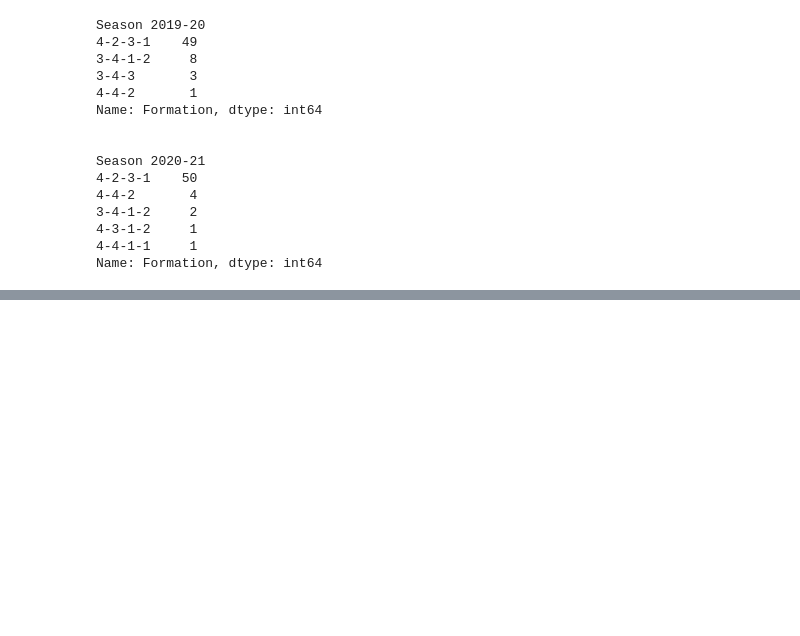
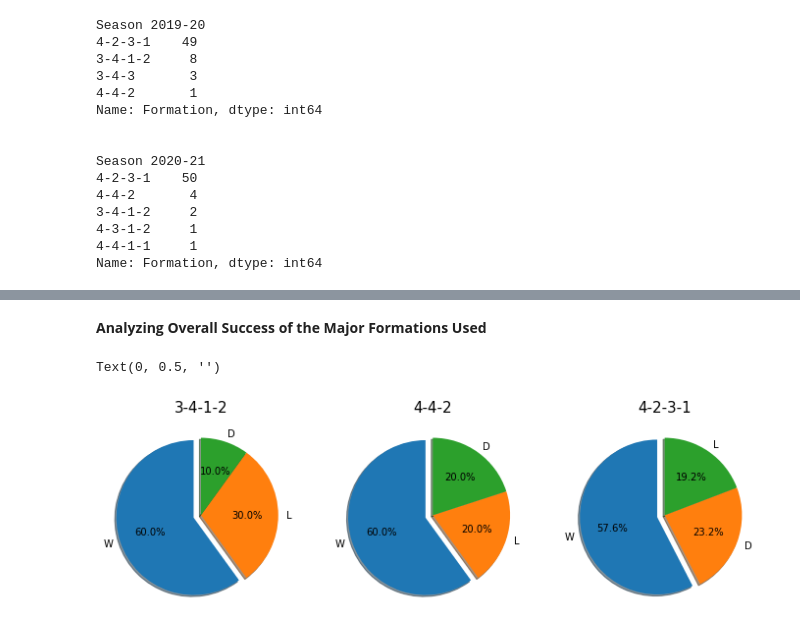
Before and after one commit to HassaanAW/Man-Utd-Analysis, a Jupyter notebook: Phase 1/Summer_Project_Phase_1_.ipynb, the cells around one changed output, grey strips where cells are left out. Drawn from its saved outputs; the diff is of its cells as text; code cells hidden in the pictures; blank space fills up the shorter version.

```diff
--- a/Phase 1/Summer_Project_Phase_1_.ipynb
+++ b/Phase 1/Summer_Project_Phase_1_.ipynb
@@ -102,0 +230,5 @@ Name: Formation, dtype: int64
+# %%
+subset_2019 = data_2019[data_2019["Formation"] != "4-2-3-1"].loc[:, ["Comp", "Opponent", "Formation", "Result", "GF", "GA"]].sort_values("Formation")
+subset_2020 = data_2020[data_2020["Formation"] != "4-2-3-1"].loc[:, ["Comp", "Opponent", "Formation", "Result", "GF", "GA"]].sort_values("Formation")
+combined = pd.concat([data_2019, data_2020]).loc[:, ["Comp", "Opponent", "Formation", "Result", "GF", "GA"]].sort_values("Formation")
+combined
@@ -102,0 +249,26 @@ Name: Formation, dtype: int64
+# %% [markdown]
+**Analyzing Overall Success of the Major Formations Used**
+# %%
+plt.figure(figsize=(12,8))
+explode = (0.1, 0, 0)
+
+plt.subplot(1, 3, 1)
+ax = combined[combined['Formation'] == "3-4-1-2"]['Result'].value_counts()
+ax.plot.pie(subplots=True,autopct="%.1f%%", explode=explode, shadow=True, startangle=90)
+plt.title('3-4-1-2', fontsize=15)
+plt.ylabel('')
+
+plt.subplot(1, 3, 2)
+ax = combined[combined['Formation'] == "4-4-2"]['Result'].value_counts()
+ax.plot.pie(subplots=True,autopct="%.1f%%", explode=explode, shadow=True, startangle=90)
+plt.title('4-4-2', fontsize=15)
+plt.ylabel('')
+
+plt.subplot(1, 3, 3)
+ax = combined[combined['Formation'] == "4-2-3-1"]['Result'].value_counts()
+ax.plot.pie(subplots=True,autopct="%.1f%%", explode=explode, shadow=True, startangle=90)
+plt.title('4-2-3-1', fontsize=15)
+plt.ylabel('')
+# %% [output]
+Text(0, 0.5, '')
+[figure, added]
```
Also changed, not shown: parts of 9 cells of this notebook, 1 other file.
